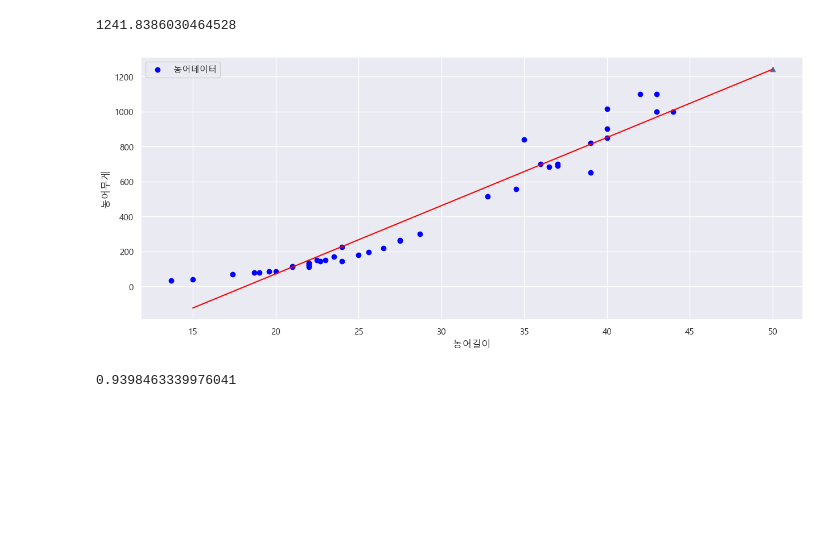
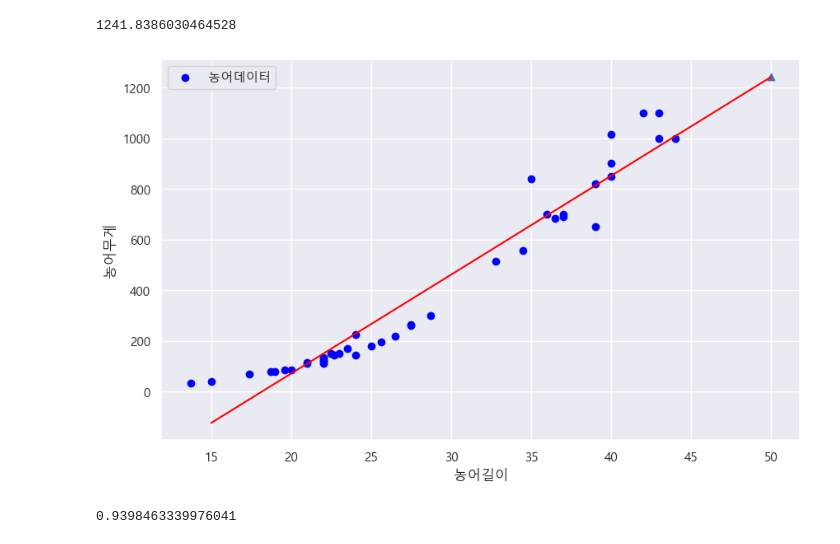
Before and after one commit to HawSJun/iot-dataanalysis-2025, a Jupyter notebook: day02/mldl03_선형회귀.ipynb, the cells around one changed output. Saved outputs shown, nothing was run; the diff lists cells and outputs as text; code cells hidden in the pictures; blank space fills up the shorter version.

```diff
--- a/day02/mldl03_선형회귀.ipynb
+++ b/day02/mldl03_선형회귀.ipynb
@@ -146,19 +146,19 @@ lr.intercept_   # 절편
 # %% [output]
 1241.8386030464528
 # %%
-plt.figure(figsize=(15, 6))
+plt.figure(figsize=(10, 6))
 plt.scatter(train_input, train_target, color='blue', label='농어데이터')
 # 선형회귀 직선 그리기
 plt.plot([15, 50], [15*lr.coef_ + lr.intercept_, 50 * lr.coef_ + lr.intercept_], color='red')
 plt.scatter(50.0, 1241.838, marker='^')
 
 plt.xlabel('농어길이')
 plt.ylabel('농어무게')
 plt.legend()
 
 plt.show()
 # %% [output]
-[figure, old version]
+[figure, new version]
 # %%
 lr.score(train_input, train_target)
 # %% [output]
```
Also changed, not shown: parts of 13 cells of this notebook, 6 other files.
